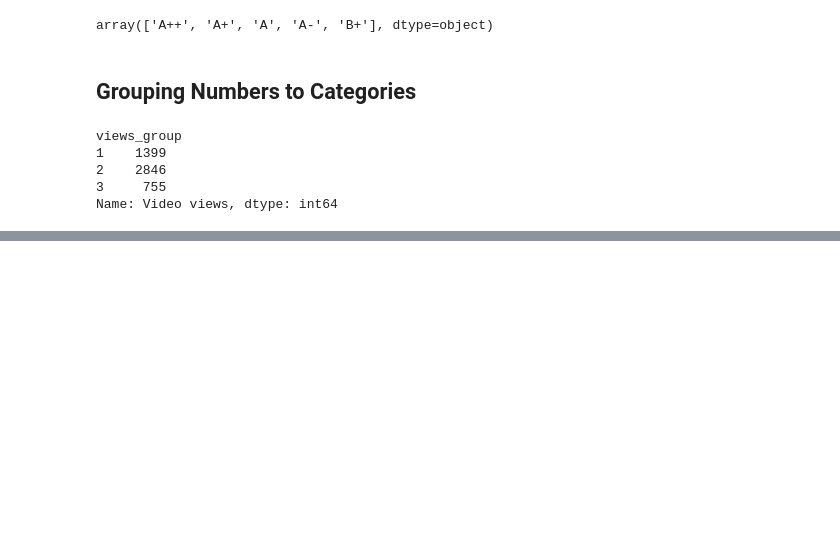
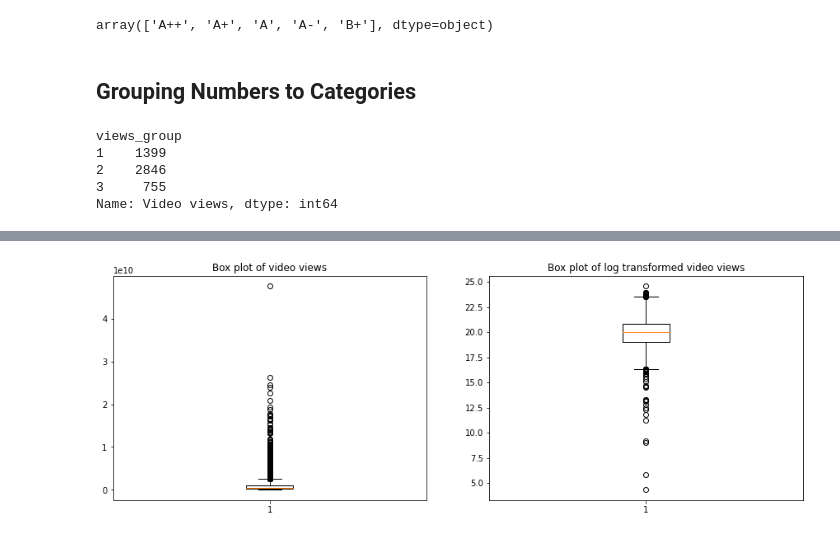
Before and after one commit to a-bro-0227/thinkful, a Jupyter notebook: data_science_assign/ch-15_supervised_model-prep.ipynb, the cells around one changed output, grey strips where cells are left out. Saved outputs shown, nothing was run; the diff lists cells and outputs as text; code cells hidden in the pictures; blank space fills up the shorter version.

```diff
--- a/data_science_assign/ch-15_supervised_model-prep.ipynb
+++ b/data_science_assign/ch-15_supervised_model-prep.ipynb
@@ -187,0 +318,13 @@ Name: Video views, dtype: int64
+# %%
+plt.figure(figsize = (15,5))
+
+plt.subplot(1,2,1)
+plt.boxplot(youtube_df["Video views"])
+plt.title("Box plot of video views")
+
+plt.subplot(1,2,2)
+plt.boxplot(np.log(youtube_df["Video views"]))
+plt.title("Box plot of log transformed video views")
+plt.show()
+# %% [output]
+[figure, added]
```
Also changed, not shown: parts of 31 cells of this notebook.
